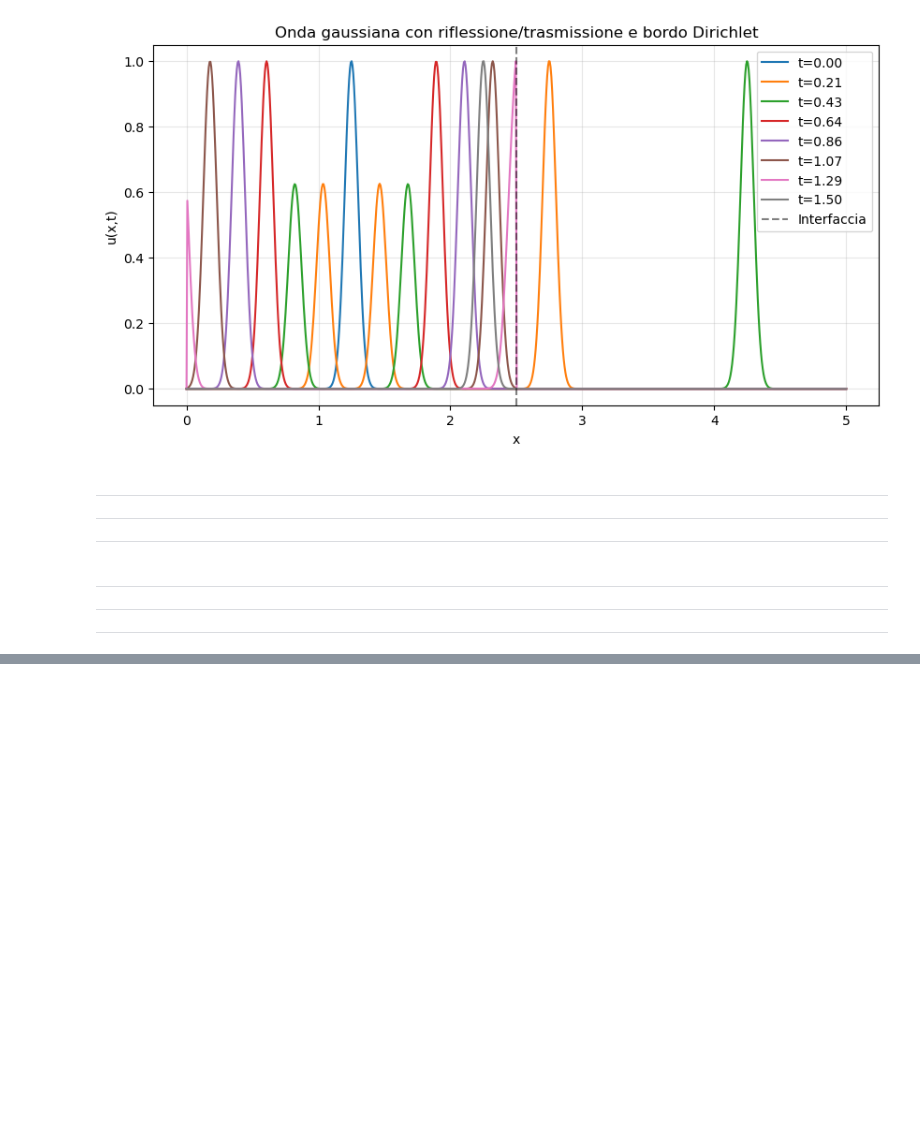
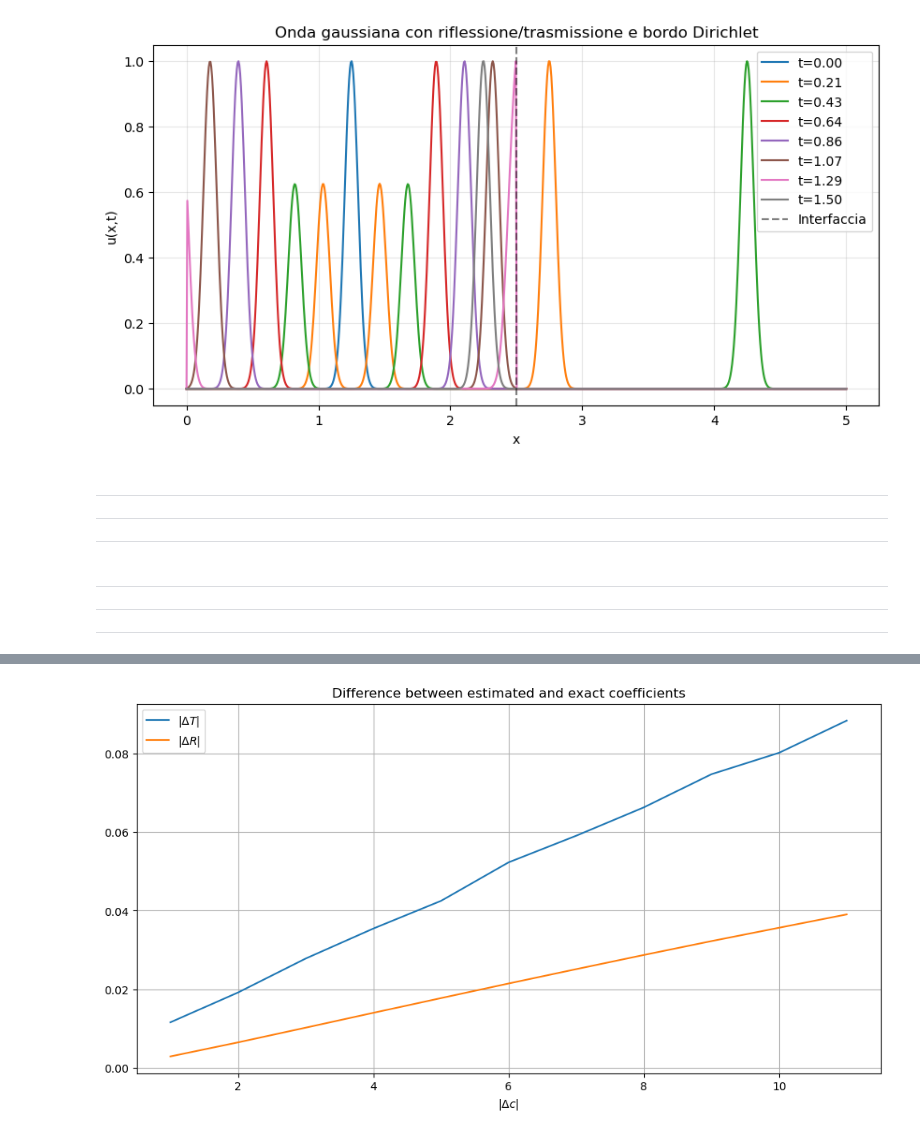
Before and after one commit to darioliotta/Quantum-Information-Project, a Jupyter notebook: colab_try.ipynb, the cells around one changed output, grey strips where cells are left out. Drawn from its saved outputs; the diff is of its cells as text; code cells hidden in the pictures; blank space fills up the shorter version.

```diff
--- a/colab_try.ipynb
+++ b/colab_try.ipynb
@@ -818,0 +845,24 @@ plt.show()
+# %%
+T_approximated = [1.32172613636923, 1.480798465977241, 1.5721672467914873, 1.631214502933794, 1.6717959218571659, 1.6977034246352618, 1.7187078119788333, 1.7337206797066846, 1.7434600362319101, 1.7531623207751041, 1.7577995508060293]
+
+R_approximated = [0.3303986132459054, 0.49349377163866937, 0.589755984459352, 0.6526470048448054, 0.6965139997467811, 0.7285132197701752, 0.7526422483758866, 0.7712591266053638, 0.7859139744207815, 0.7976655999333546, 0.8070973267962429]
+
+T_exact = [1.3333333333333333, 1.5, 1.6, 1.6666666666666667, 1.7142857142857142, 1.75, 1.7777777777777777, 1.8, 1.8181818181818181, 1.8333333333333333, 1.8461538461538463]
+
+R_exact = [0.3333333333333333, 0.5, 0.6, 0.6666666666666666, 0.7142857142857143, 0.75, 0.7777777777777778, 0.8, 0.8181818181818182, 0.8333333333333334, 0.8461538461538461]
+
+T_deltas = [abs(a-e) for a,e in zip(T_approximated, T_exact)]
+R_deltas = [abs(a-e) for a,e in zip(R_approximated, R_exact)]
+
+plt.figure(figsize = (12,6))
+
+plt.plot(range(1, len(T_deltas)+1), T_deltas, label = r"$|\Delta T|$")
+plt.plot(range(1, len(R_deltas)+1), R_deltas, label = r"$|\Delta R|$")
+
+plt.xlabel(r"$|\Delta c|$")
+plt.title("Difference between estimated and exact coefficients")
+plt.grid()
+plt.legend()
+plt.show()
+# %% [output]
+[figure, added]
```
Also changed, not shown: parts of 1 cell of this notebook, 9 other files.
